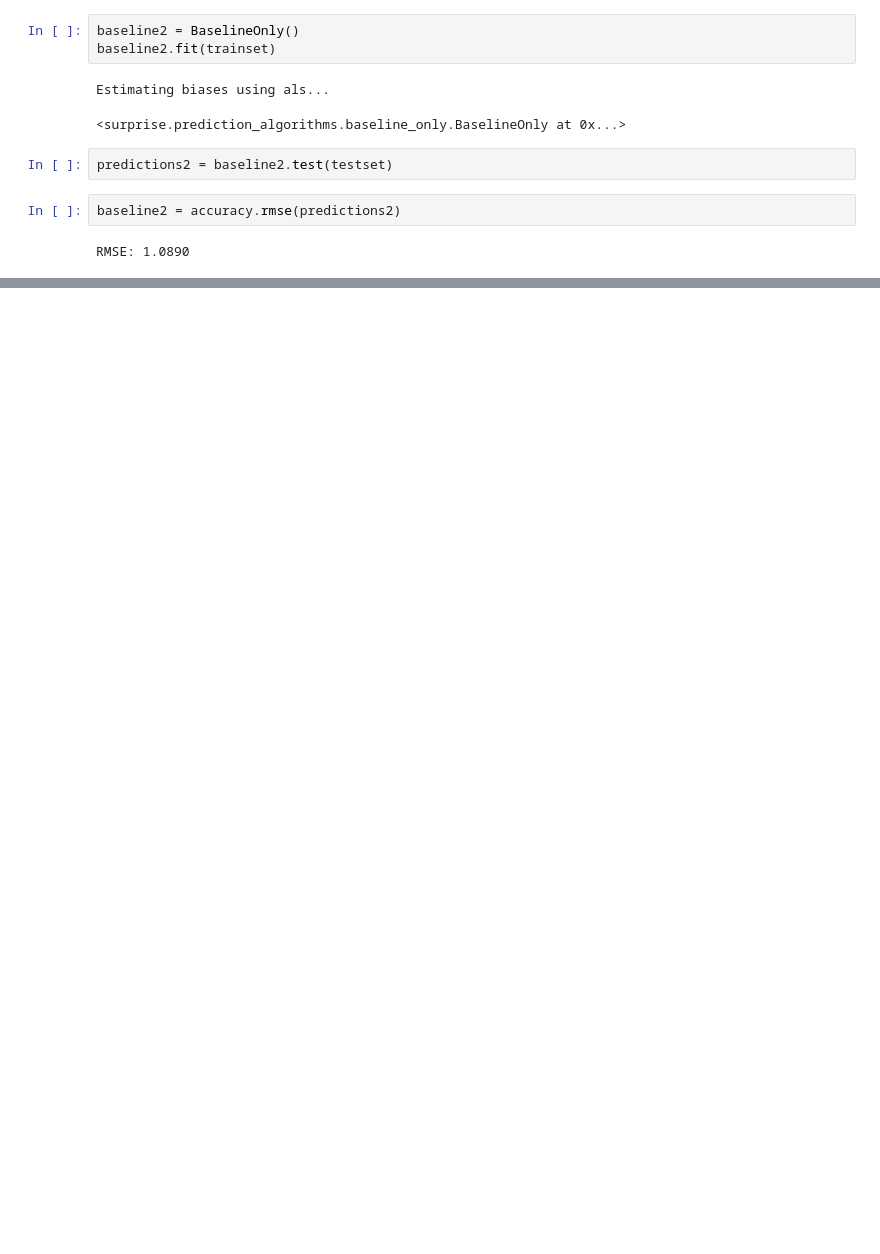
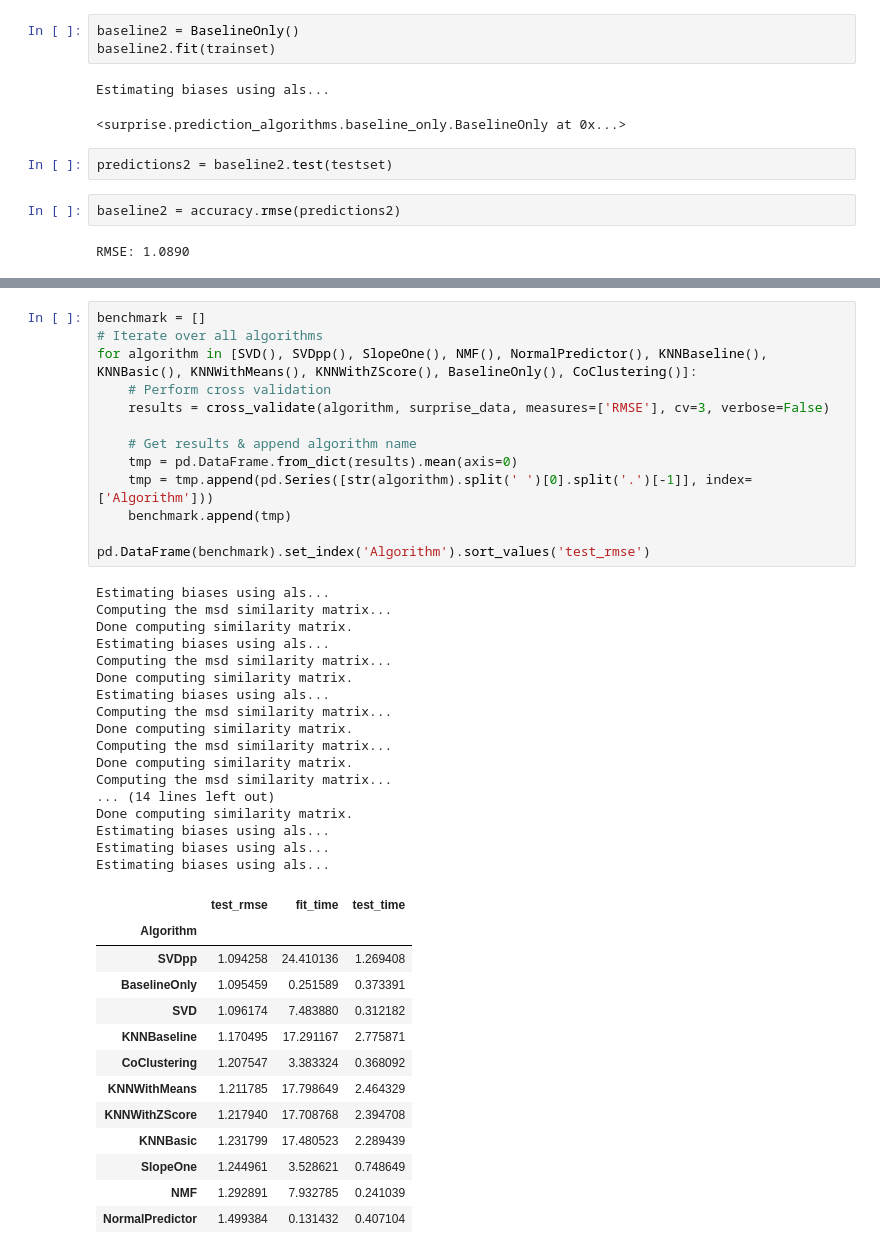
Before and after one commit to zander1268/Recommendation-Systems, a Jupyter notebook: jillian_notebook.ipynb, the cells around one changed output, grey strips where cells are left out. Drawn from its saved outputs; the diff is of its cells as text; blank space fills up the shorter version.

```diff
--- a/jillian_notebook.ipynb
+++ b/jillian_notebook.ipynb
@@ -372,0 +590,44 @@ RMSE: 1.0890
+# %%
+benchmark = []
+# Iterate over all algorithms
+for algorithm in [SVD(), SVDpp(), SlopeOne(), NMF(), NormalPredictor(), KNNBaseline(), KNNBasic(), KNNWithMeans(), KNNWithZScore(), BaselineOnly(), CoClustering()]:
+    # Perform cross validation
+    results = cross_validate(algorithm, surprise_data, measures=['RMSE'], cv=3, verbose=False)
+
+    # Get results & append algorithm name
+    tmp = pd.DataFrame.from_dict(results).mean(axis=0)
+    tmp = tmp.append(pd.Series([str(algorithm).split(' ')[0].split('.')[-1]], index=['Algorithm']))
+    benchmark.append(tmp)
+
+pd.DataFrame(benchmark).set_index('Algorithm').sort_values('test_rmse')
+# %% [output]
+Estimating biases using als...
+Computing the msd similarity matrix...
+Done computing similarity matrix.
+Estimating biases using als...
+Computing the msd similarity matrix...
+Done computing similarity matrix.
+Estimating biases using als...
+Computing the msd similarity matrix...
+Done computing similarity matrix.
+Computing the msd similarity matrix...
+Done computing similarity matrix.
+Computing the msd similarity matrix...
+... (14 lines left out)
+Done computing similarity matrix.
+Estimating biases using als...
+Estimating biases using als...
+Estimating biases using als...
+|  | test_rmse | fit_time | test_time |
+| Algorithm |  |  |  |
+| SVDpp | 1.094258 | 24.410136 | 1.269408 |
+| BaselineOnly | 1.095459 | 0.251589 | 0.373391 |
+| SVD | 1.096174 | 7.483880 | 0.312182 |
+| KNNBaseline | 1.170495 | 17.291167 | 2.775871 |
+| CoClustering | 1.207547 | 3.383324 | 0.368092 |
+| KNNWithMeans | 1.211785 | 17.798649 | 2.464329 |
+| KNNWithZScore | 1.217940 | 17.708768 | 2.394708 |
+| KNNBasic | 1.231799 | 17.480523 | 2.289439 |
+| SlopeOne | 1.244961 | 3.528621 | 0.748649 |
+| NMF | 1.292891 | 7.932785 | 0.241039 |
+| NormalPredictor | 1.499384 | 0.131432 | 0.407104 |
```
Also changed, not shown: parts of 40 cells of this notebook.
